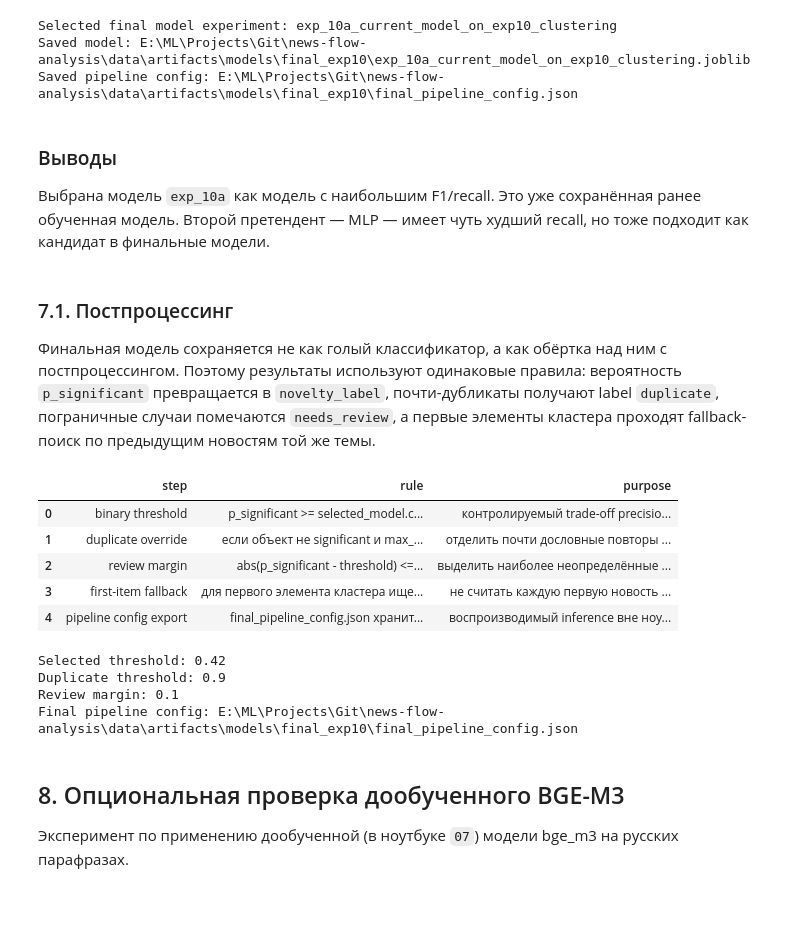
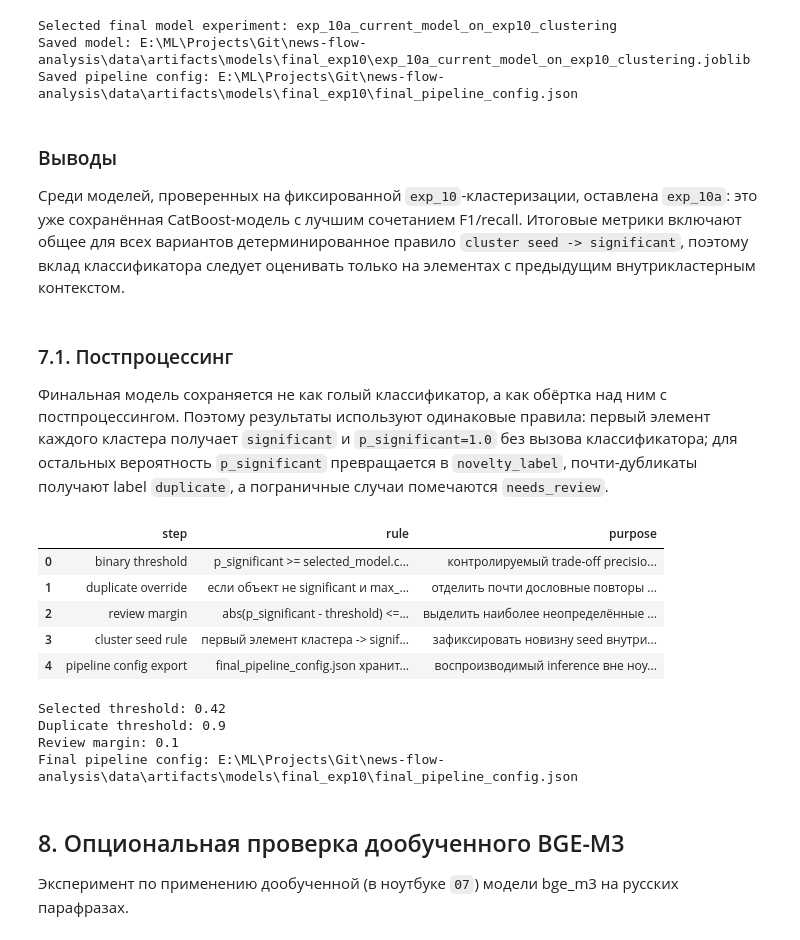
Before and after one commit to Corprus/news-flow-analysis, a Jupyter notebook: notebooks/06_model_improvement_experiments_v3.ipynb, the cells around one changed output. Cells and saved outputs as stored; diff of their text form; code cells hidden in the pictures; blank space fills up the shorter version.

```diff
--- a/notebooks/06_model_improvement_experiments_v3.ipynb
+++ b/notebooks/06_model_improvement_experiments_v3.ipynb
@@ -693,11 +690,11 @@ Saved model: E:\ML\Projects\Git\news-flow-analysis\data\artifacts\models\final_e
 Saved pipeline config: E:\ML\Projects\Git\news-flow-analysis\data\artifacts\models\final_exp10\final_pipeline_config.json
 # %% [markdown]
 ### Выводы
-Выбрана модель `exp_10a` как модель с наибольшим F1/recall. Это уже сохранённая ранее обученная модель. Второй претендент — MLP — имеет чуть худший recall, но тоже подходит как кандидат в финальные модели.
+Среди моделей, проверенных на фиксированной `exp_10`-кластеризации, оставлена `exp_10a`: это уже сохранённая CatBoost-модель с лучшим сочетанием F1/recall. Итоговые метрики включают общее для всех вариантов детерминированное правило `cluster seed -> significant`, поэтому вклад классификатора следует оценивать только на элементах с предыдущим внутрикластерным контекстом.
 # %% [markdown]
 ### 7.1. Постпроцессинг
 
-Финальная модель сохраняется не как голый классификатор, а как обёртка над ним с постпроцессингом. Поэтому результаты используют одинаковые правила: вероятность `p_significant` превращается в `novelty_label`, почти-дубликаты получают label `duplicate`, пограничные случаи помечаются `needs_review`, а первые элементы кластера проходят fallback-поиск по предыдущим новостям той же темы.
+Финальная модель сохраняется не как голый классификатор, а как обёртка над ним с постпроцессингом. Поэтому результаты используют одинаковые правила: первый элемент каждого кластера получает `significant` и `p_significant=1.0` без вызова классификатора; для остальных вероятность `p_significant` превращается в `novelty_label`, почти-дубликаты получают label `duplicate`, а пограничные случаи помечаются `needs_review`.
 # %%
 postprocessing_contract = pd.DataFrame(
     [
@@ -709,37 +706,37 @@ postprocessing_contract = pd.DataFrame(
         {
             "step": "duplicate override",
             "rule": "если объект не significant и max_prev_similarity >= duplicate_threshold -> duplicate",
             "purpose": "отделить почти дословные повторы от обычных minor updates",
         },
         {
             "step": "review margin",
             "rule": "abs(p_significant - threshold) <= review_margin -> needs_review",
             "purpose": "выделить наиболее неопределённые случаи для ручной проверки",
         },
         {
-            "step": "first-item fallback",
-            "rule": "для первого элемента кластера ищем похожие более ранние новости той же темы в fallback window",
-            "purpose": "не считать каждую первую новость нового predicted cluster автоматически значимой",
+            "step": "cluster seed rule",
+            "rule": "первый элемент кластера -> significant, p_significant=1.0, classifier не вызывается",
+            "purpose": "зафиксировать новизну seed внутри нового кластера",
         },
         {
             "step": "pipeline config export",
             "rule": "final_pipeline_config.json хранит выбранные exp_10 attach-параметры",
             "purpose": "воспроизводимый inference вне ноутбука",
         },
     ]
 )
 
 display(postprocessing_contract)
 print("Selected threshold:", selected_model.config.threshold)
 print("Duplicate threshold:", selected_model.config.duplicate_threshold)
 print("Review margin:", selected_model.config.review_margin)
 print("Final pipeline config:", final_config_path)
 # %% [output]
 |  | step | rule | purpose |
 | 0 | binary threshold | p_significant >= selected_model.c... | контролируемый trade-off precisio... |
 | 1 | duplicate override | если объект не significant и max_... | отделить почти дословные повторы ... |
 | 2 | review margin | abs(p_significant - threshold) <=... | выделить наиболее неопределённые ... |
-| 3 | first-item fallback | для первого элемента кластера ище... | не считать каждую первую новость ... |
+| 3 | cluster seed rule | первый элемент кластера -> signif... | зафиксировать новизну seed внутри... |
 | 4 | pipeline config export | final_pipeline_config.json хранит... | воспроизводимый inference вне ноу... |
 Selected threshold: 0.42
 Duplicate threshold: 0.9
```
Also changed, not shown: parts of 13 cells of this notebook, 20 other files.
